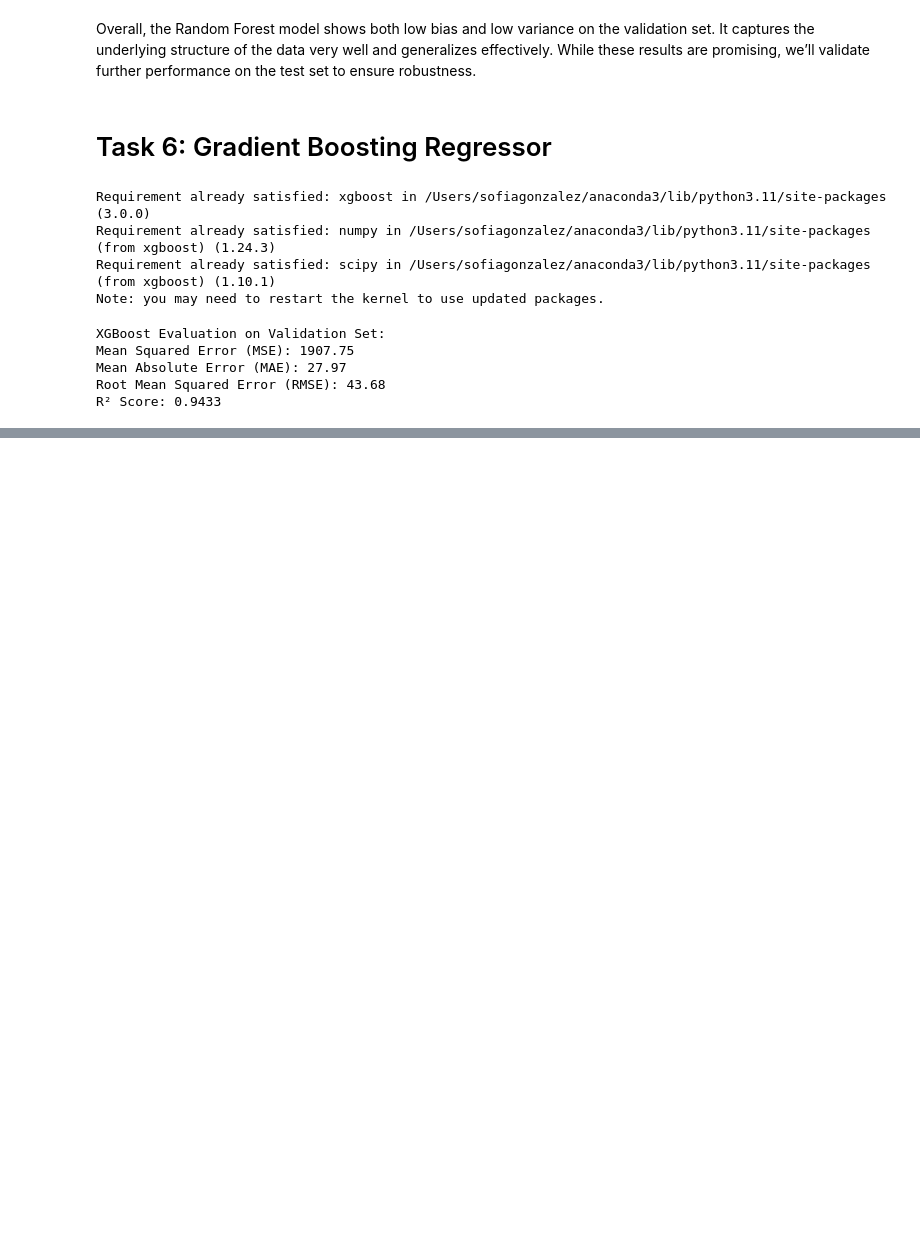
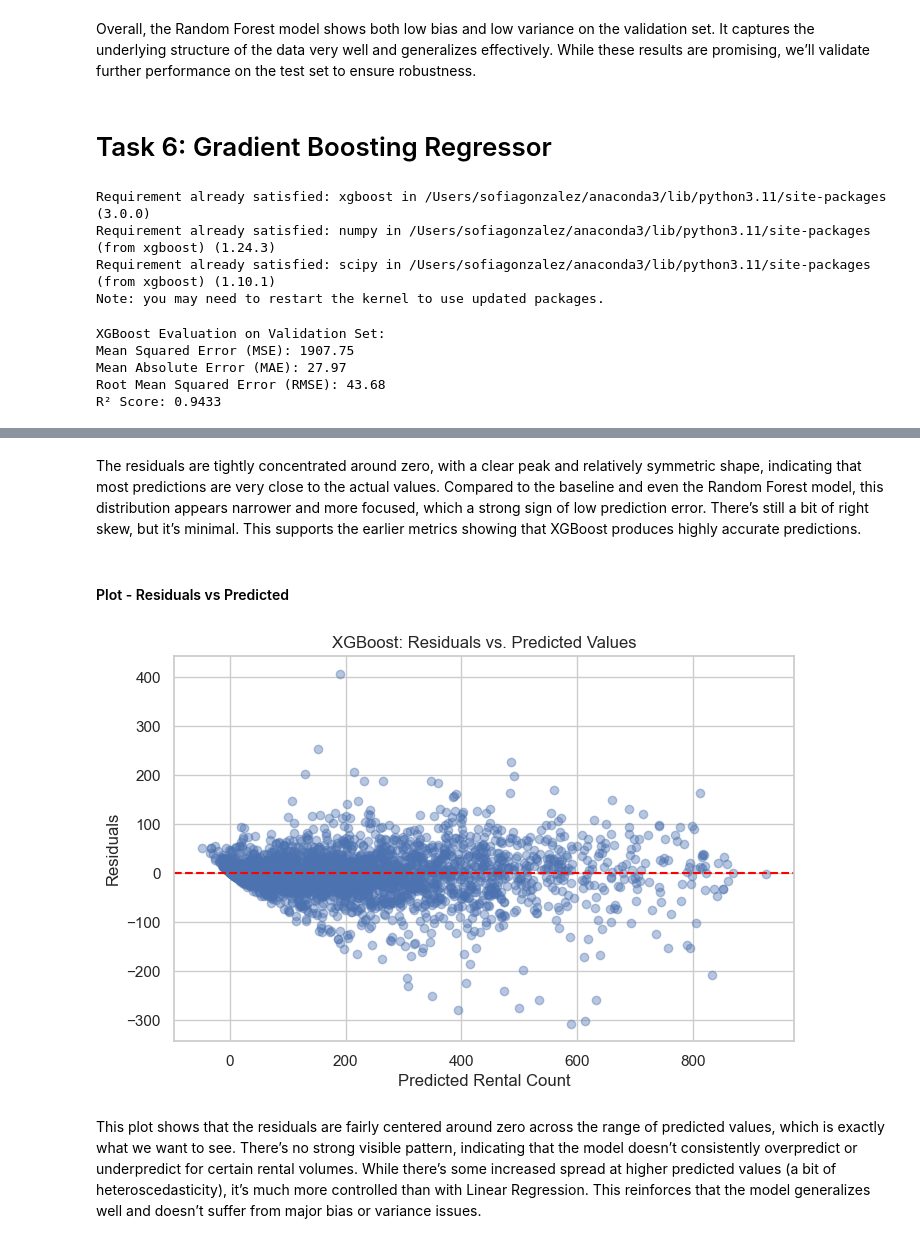
Before and after one commit to sofiagzzloz/ML-fundamentals-2025, a Jupyter notebook: assignmentII/assignment_2_sofia_gonzalez.ipynb, the cells around one changed output, grey strips where cells are left out. Cells and saved outputs as stored; diff of their text form; code cells hidden in the pictures; blank space fills up the shorter version.

```diff
--- a/assignmentII/assignment_2_sofia_gonzalez.ipynb
+++ b/assignmentII/assignment_2_sofia_gonzalez.ipynb
@@ -572,0 +612,17 @@ R² Score: 0.9433
+# %% [markdown]
+The residuals are tightly concentrated around zero, with a clear peak and relatively symmetric shape, indicating that most predictions are very close to the actual values. Compared to the baseline and even the Random Forest model, this distribution appears narrower and more focused, which a strong sign of low prediction error. There’s still a bit of right skew, but it’s minimal. This supports the earlier metrics showing that XGBoost produces highly accurate predictions.
+# %% [markdown]
+#### Plot - Residuals vs Predicted
+# %%
+plt.figure(figsize=(8, 5))
+plt.scatter(y_val_pred_xgb, residuals_xgb, alpha=0.4)
+plt.axhline(0, color='red', linestyle='--')
+plt.title("XGBoost: Residuals vs. Predicted Values")
+plt.xlabel("Predicted Rental Count")
+plt.ylabel("Residuals")
+plt.grid(True)
+plt.show()
+# %% [output]
+[figure, added]
+# %% [markdown]
+This plot shows that the residuals are fairly centered around zero across the range of predicted values, which is exactly what we want to see. There’s no strong visible pattern, indicating that the model doesn’t consistently overpredict or underpredict for certain rental volumes. While there’s some increased spread at higher predicted values (a bit of heteroscedasticity), it’s much more controlled than with Linear Regression. This reinforces that the model generalizes well and doesn’t suffer from major bias or variance issues.
```
Also changed, not shown: parts of 6 cells of this notebook.
